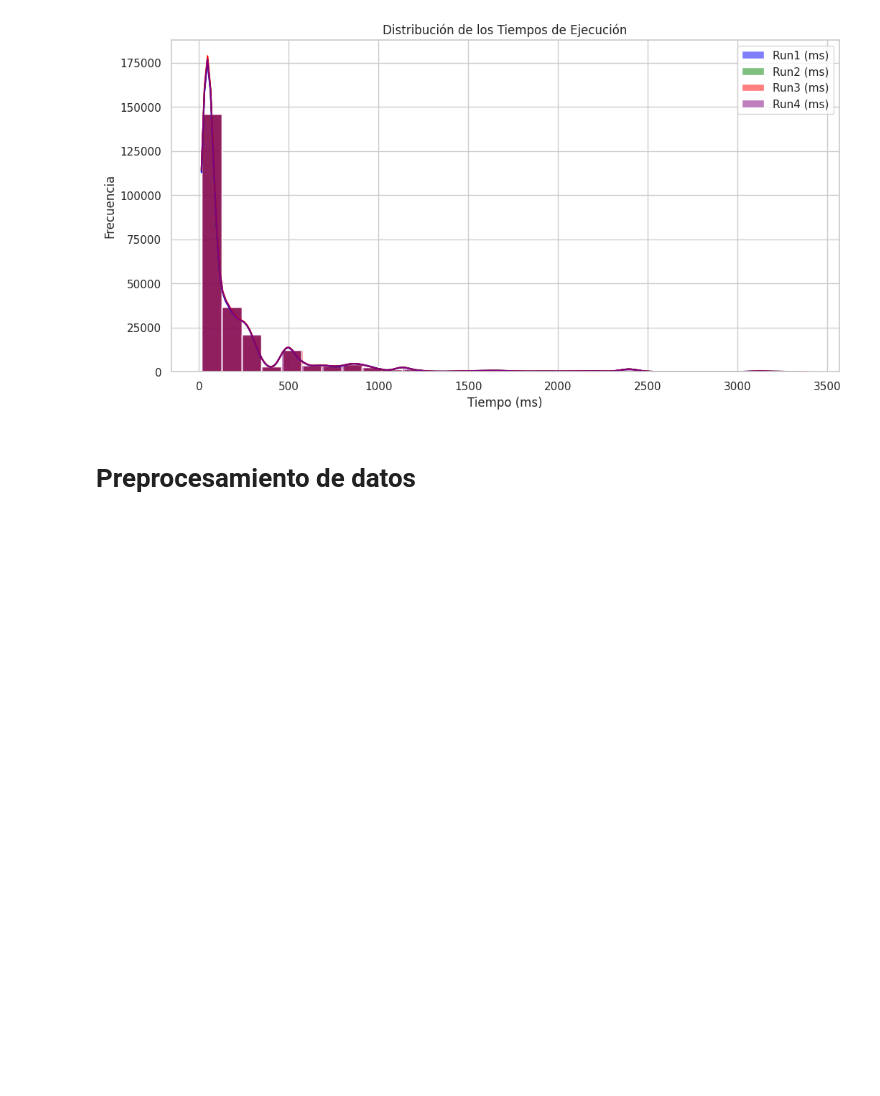
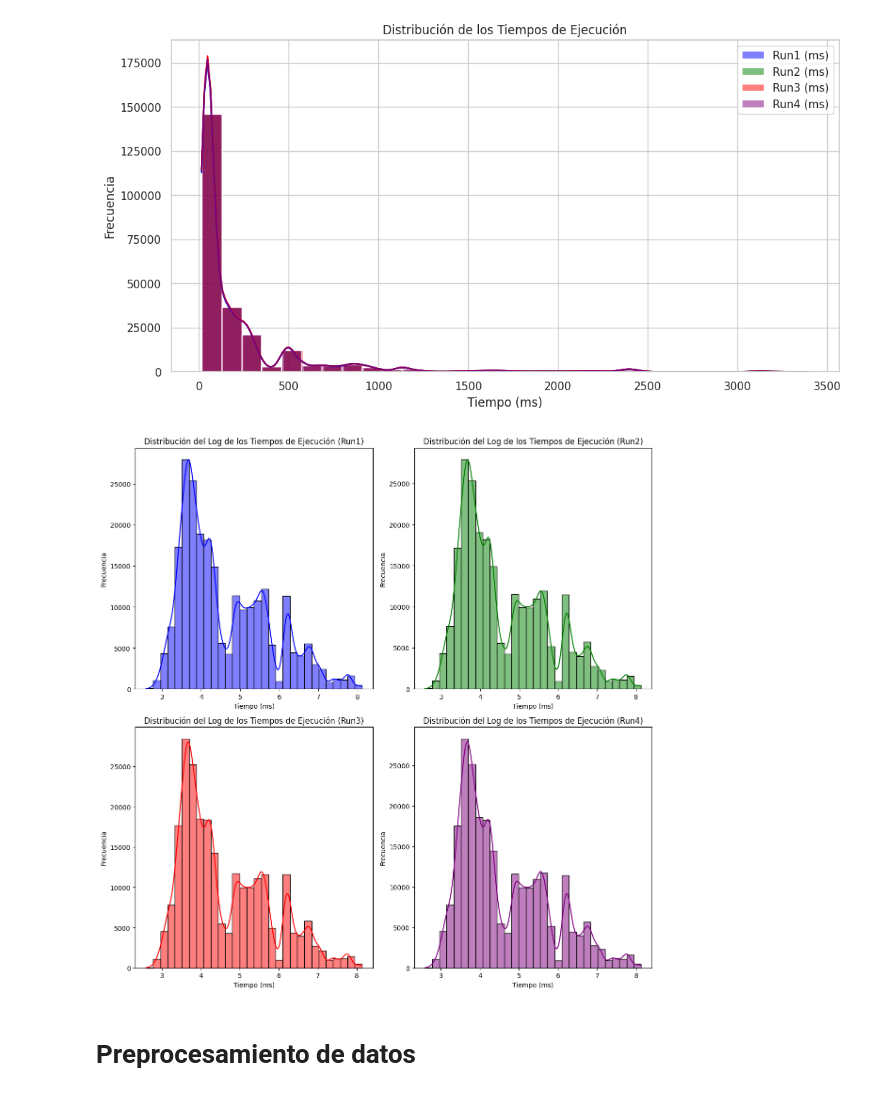
Before and after one commit to daneelsan/INF648-Project, a Jupyter notebook: notebooks/entregable-03-grupo-01.ipynb, the cells around one changed output. Saved outputs shown, nothing was run; the diff lists cells and outputs as text; code cells hidden in the pictures; blank space fills up the shorter version.

```diff
--- a/notebooks/entregable-03-grupo-01.ipynb
+++ b/notebooks/entregable-03-grupo-01.ipynb
@@ -225,6 +225,38 @@ plt.ylabel('Frecuencia')
 plt.show()
 # %% [output]
 [figure]
+# %%
+# Crear gráficos separados para cada tiempo de ejecución
+fig, axes = plt.subplots(2, 2, figsize=(12, 12))
+
+# Histograma para Run1 (ms)
+sns.histplot(np.log(raw_data['Run1 (ms)']), bins=30, kde=True, color='blue', ax=axes[0, 0])
+axes[0, 0].set_title('Distribución del Log de los Tiempos de Ejecución (Run1)')
+axes[0, 0].set_xlabel('Tiempo (ms)')
+axes[0, 0].set_ylabel('Frecuencia')
+
+# Histograma para Run2 (ms)
+sns.histplot(np.log(raw_data['Run2 (ms)']), bins=30, kde=True, color='green', ax=axes[0, 1])
+axes[0, 1].set_title('Distribución del Log de los Tiempos de Ejecución (Run2)')
+axes[0, 1].set_xlabel('Tiempo (ms)')
+axes[0, 1].set_ylabel('Frecuencia')
+
+# Histograma para Run3 (ms)
+sns.histplot(np.log(raw_data['Run3 (ms)']), bins=30, kde=True, color='red', ax=axes[1, 0])
+axes[1, 0].set_title('Distribución del Log de los Tiempos de Ejecución (Run3)')
+axes[1, 0].set_xlabel('Tiempo (ms)')
+axes[1, 0].set_ylabel('Frecuencia')
+
+# Histograma para Run4 (ms)
+sns.histplot(np.log(raw_data['Run4 (ms)']), bins=30, kde=True, color='purple', ax=axes[1, 1])
+axes[1, 1].set_title('Distribución del Log de los Tiempos de Ejecución (Run4)')
+axes[1, 1].set_xlabel('Tiempo (ms)')
+axes[1, 1].set_ylabel('Frecuencia')
+
+plt.tight_layout()
+plt.show()
+# %% [output]
+[figure, added]
 # %% [markdown]
 # Preprocesamiento de datos
 # %% [markdown]
```
Also changed, not shown: parts of 8 cells of this notebook.
